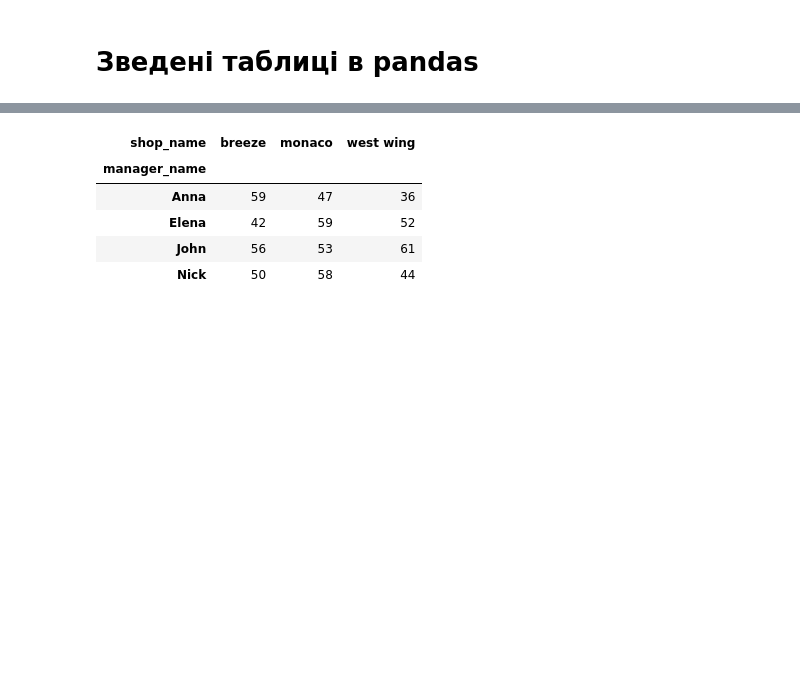
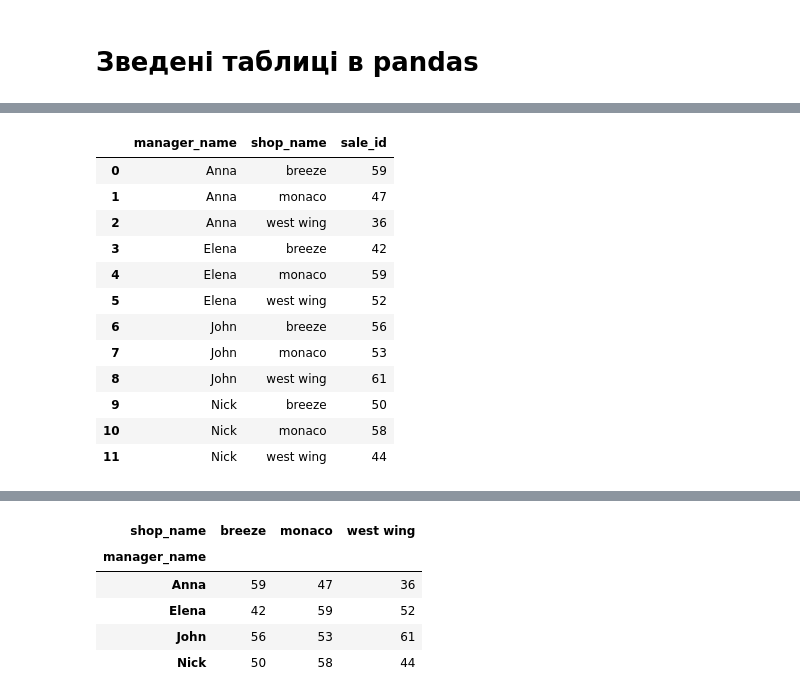
Before and after one commit to yevhenthet/workshops, a Jupyter notebook: Intro_to_Pandas/pandas_basics.ipynb, the cells around one changed output, grey strips where cells are left out. Drawn from its saved outputs; the diff is of its cells as text; code cells hidden in the pictures; blank space fills up the shorter version.

```diff
--- a/Intro_to_Pandas/pandas_basics.ipynb
+++ b/Intro_to_Pandas/pandas_basics.ipynb
@@ -1047,3 +1072,21 @@ sales_total.head()
 | 2 | 181 | 2020-05-03 | 2 | 3 | 8 | 4 | 2 | breeze | canada | 8 | ... |
 | 3 | 193 | 2020-05-19 | 2 | 3 | 8 | 2 | 2 | breeze | canada | 8 | ... |
 | 4 | 386 | 2019-10-30 | 2 | 3 | 8 | 3 | 2 | breeze | canada | 8 | ... |
+# %%
+# Рахуємо кількість проданих товарів по менеджерах і магазинах
+sales_by_manager_shop = sales_total.groupby(['manager_name', 'shop_name'], as_index=False).agg({'sale_id': 'count'})
+sales_by_manager_shop
+# %% [output]
+|  | manager_name | shop_name | sale_id |
+| 0 | Anna | breeze | 59 |
+| 1 | Anna | monaco | 47 |
+| 2 | Anna | west wing | 36 |
+| 3 | Elena | breeze | 42 |
+| 4 | Elena | monaco | 59 |
+| 5 | Elena | west wing | 52 |
+| 6 | John | breeze | 56 |
+| 7 | John | monaco | 53 |
+| 8 | John | west wing | 61 |
+| 9 | Nick | breeze | 50 |
+| 10 | Nick | monaco | 58 |
+| 11 | Nick | west wing | 44 |
```
Also changed, not shown: parts of 32 cells of this notebook.
